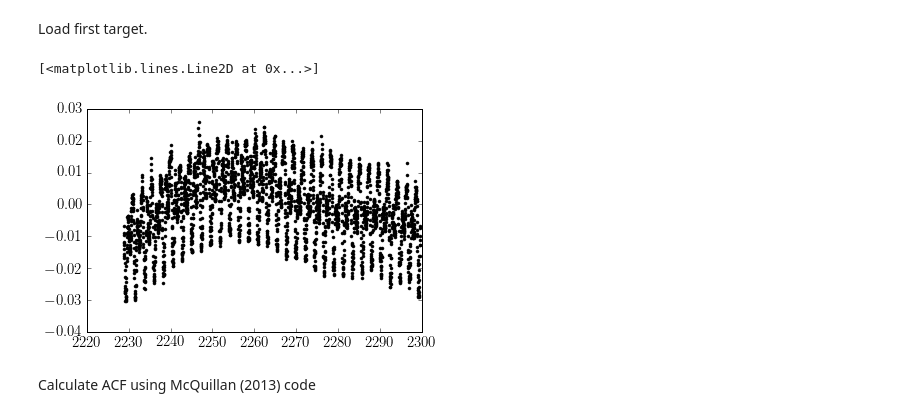
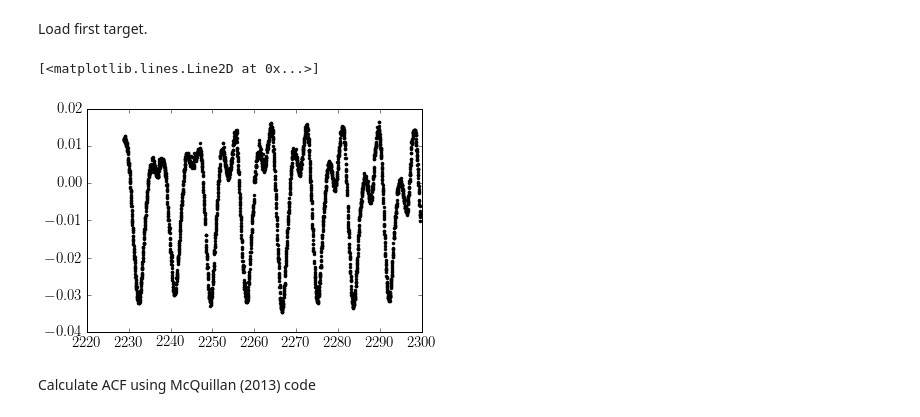
Before and after one commit to RuthAngus/GProtation, a Jupyter notebook: ruth/Epic_test.ipynb, the cells around one changed output. Cells and saved outputs as stored; diff of their text form; code cells hidden in the pictures.

```diff
--- a/ruth/Epic_test.ipynb
+++ b/ruth/Epic_test.ipynb
@@ -25,14 +25,14 @@ def load_data(epic_id, DATA_DIR):
 # %% [markdown]
 Load first target.
 # %%
-#epic_id = 211000411
-epic_id = 211098454
+epic_id = 211000411
+#epic_id = 211098454
 x, y = load_data(epic_id, DATA_DIR)
 yerr = np.ones_like(y) * 1e-5
 plt.plot(x, y, "k.")
 # %% [output]
 [<matplotlib.lines.Line2D at 0x...>]
-[figure, old version]
+[figure, new version]
 # %% [markdown]
 Calculate ACF using McQuillan (2013) code
 # %%
```
Also changed, not shown: parts of 8 cells of this notebook, 1 other file.
